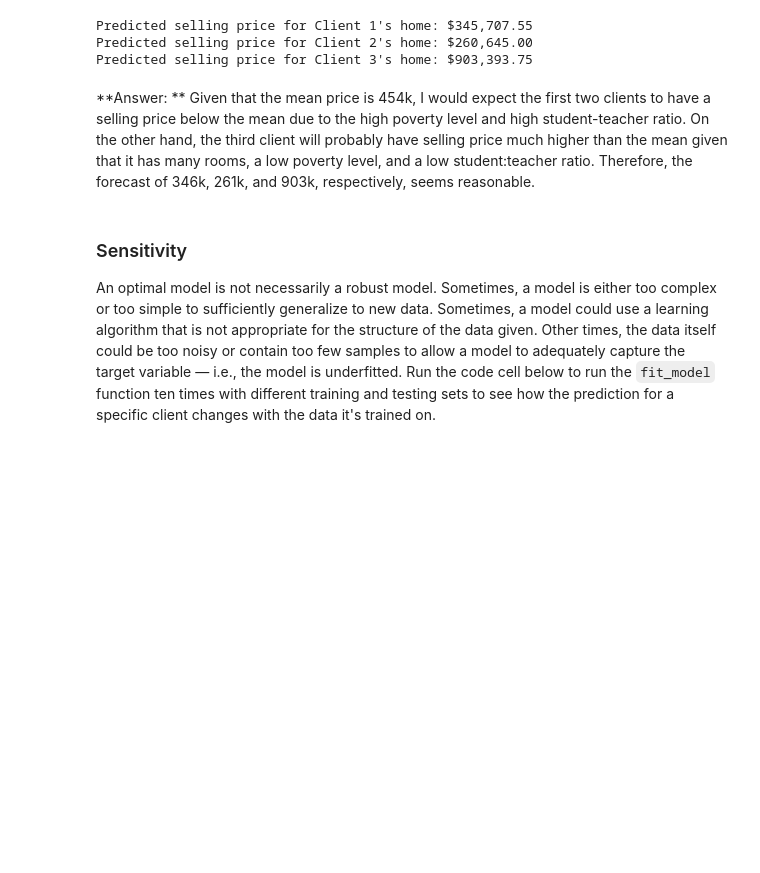
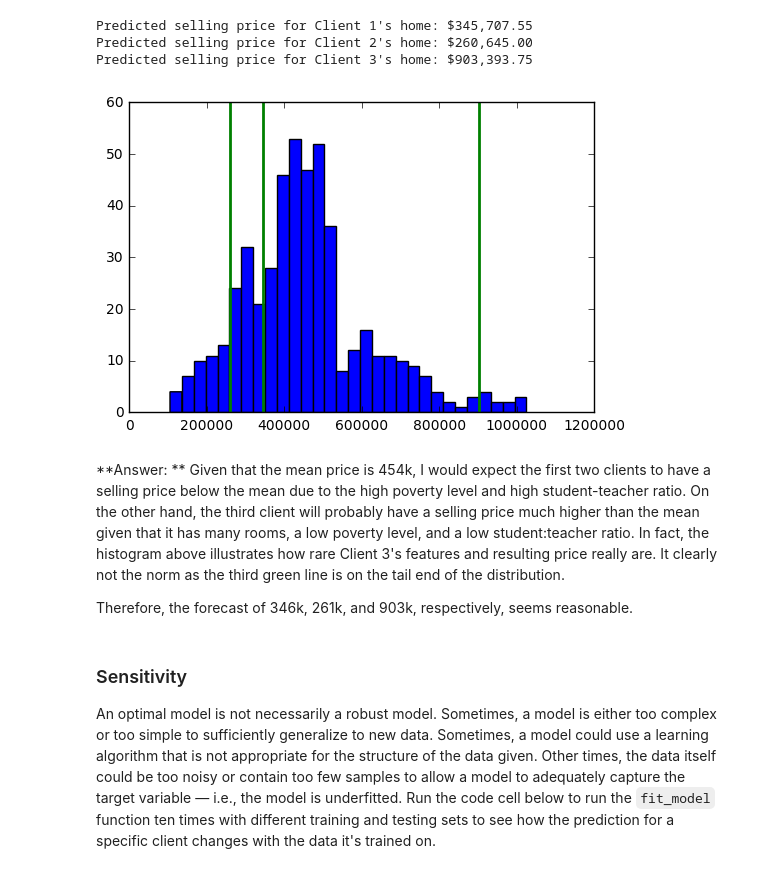
Before and after one commit to torenunez/machine-learning, a Jupyter notebook: projects/boston_housing/boston_housing.ipynb, the cells around one changed output. Drawn from its saved outputs; the diff is of its cells as text; code cells hidden in the pictures; blank space fills up the shorter version.

```diff
--- a/projects/boston_housing/boston_housing.ipynb
+++ b/projects/boston_housing/boston_housing.ipynb
@@ -326,8 +340,19 @@ for i, price in enumerate(reg.predict(client_data)):
 Predicted selling price for Client 1's home: $345,707.55
 Predicted selling price for Client 2's home: $260,645.00
 Predicted selling price for Client 3's home: $903,393.75
+# %%
+# The following code example was partially obetained through a previous Udacity submission review.
+# I found it useful as a clever use of matplotlib and a good way to quickly confirm intuition.
+
+plt.hist(prices, bins = 30)
+for price in reg.predict(client_data):
+    plt.axvline(price, c = 'g', lw = 2)
+# %% [output]
+[figure, added]
 # %% [markdown]
-**Answer: ** Given that the mean price is 454k, I would expect the first two clients to have a selling price below the mean due to the high poverty level and high student-teacher ratio. On the other hand, the third client will probably have selling price much higher than the mean given that it has many rooms, a low poverty level, and a low student:teacher ratio. Therefore, the forecast of 346k, 261k, and 903k, respectively, seems reasonable.
+**Answer: ** Given that the mean price is 454k, I would expect the first two clients to have a selling price below the mean due to the high poverty level and high student-teacher ratio. On the other hand, the third client will probably have a selling price much higher than the mean given that it has many rooms, a low poverty level, and a low student:teacher ratio. In fact, the histogram above illustrates how rare Client 3's features and resulting price really are. It clearly not the norm as the third green line is on the tail end of the distribution.
+
+Therefore, the forecast of 346k, 261k, and 903k, respectively, seems reasonable.
 # %% [markdown]
 ### Sensitivity
 An optimal model is not necessarily a robust model. Sometimes, a model is either too complex or too simple to sufficiently generalize to new data. Sometimes, a model could use a learning algorithm that is not appropriate for the structure of the data given. Other times, the data itself could be too noisy or contain too few samples to allow a model to adequately capture the target variable — i.e., the model is underfitted. Run the code cell below to run the `fit_model` function ten times with different training and testing sets to see how the prediction for a specific client changes with the data it's trained on.
```
Also changed, not shown: parts of 7 cells of this notebook, 1 other file.
